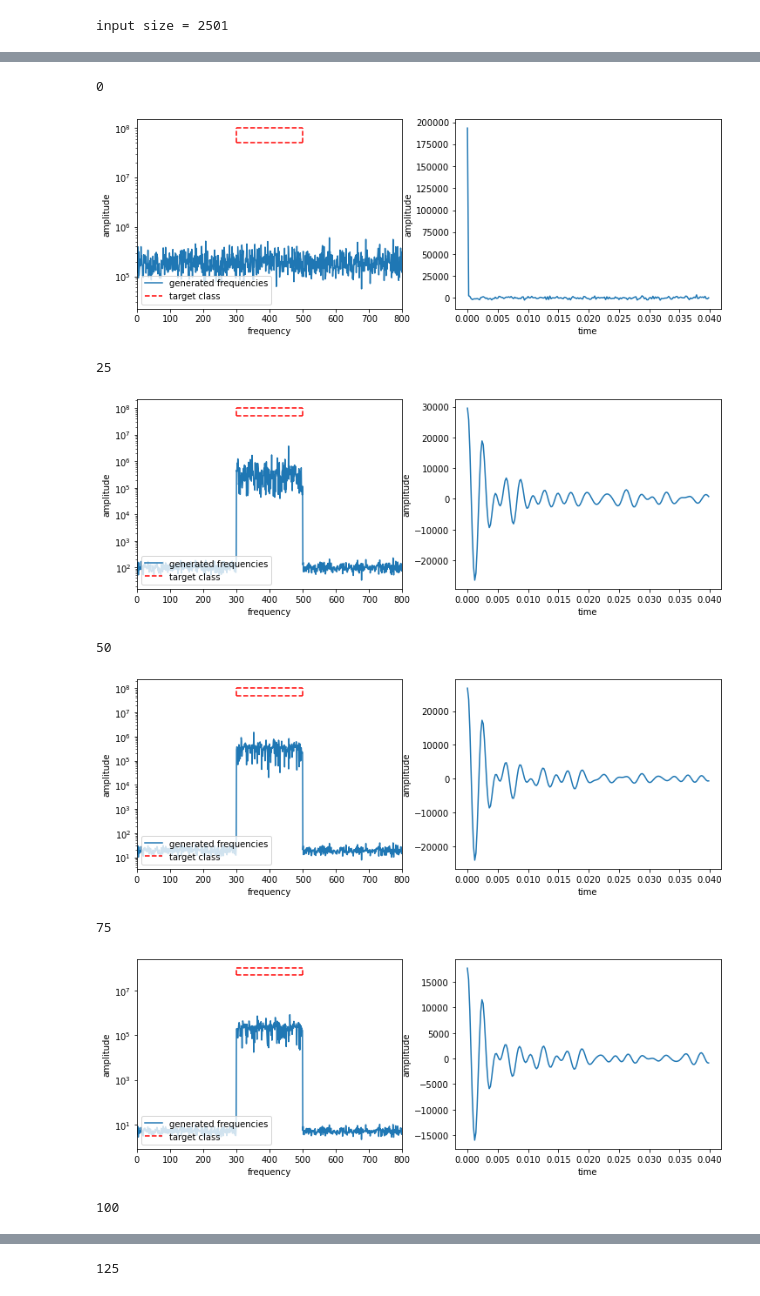
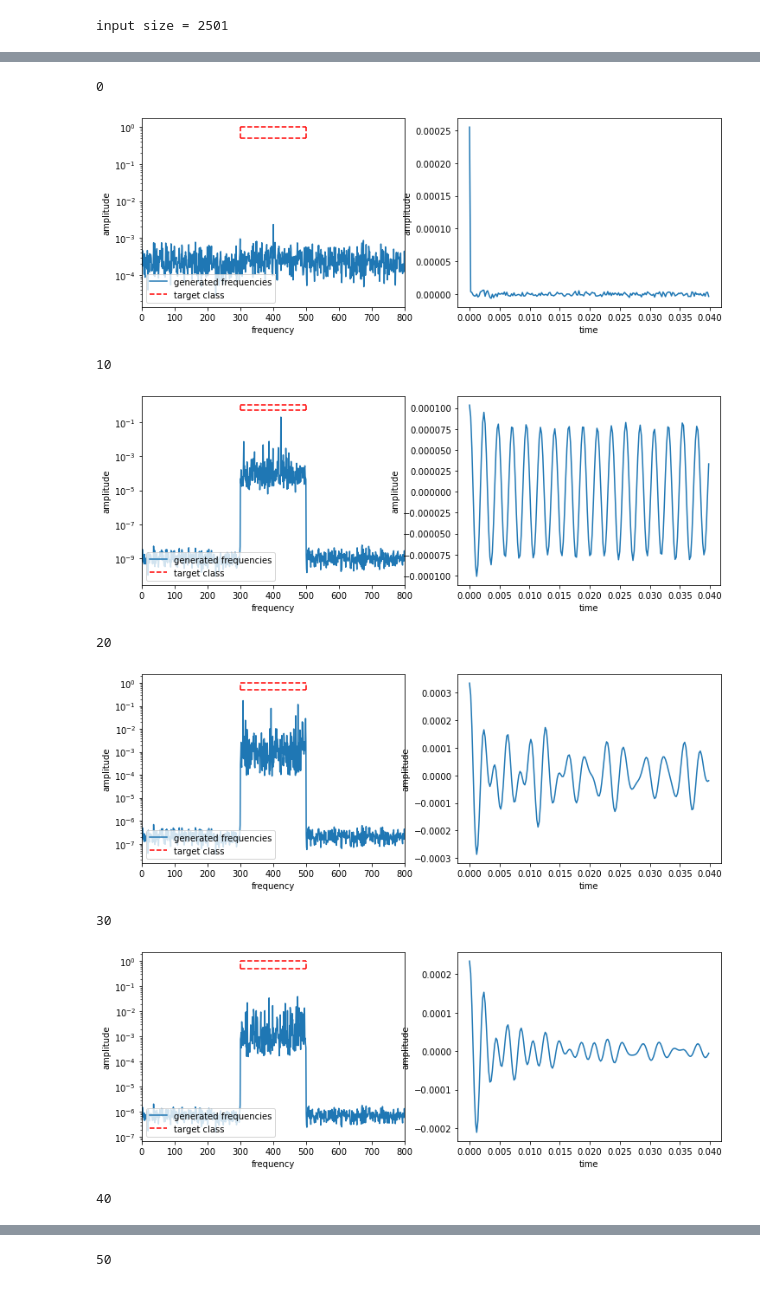
Before and after one commit to Tompolompo/DJ-GAN, a Jupyter notebook: notebook.ipynb, the cells around one changed output, grey strips where cells are left out. Cells and saved outputs as stored; diff of their text form; code cells hidden in the pictures.

```diff
--- a/notebook.ipynb
+++ b/notebook.ipynb
@@ -187,13 +172,13 @@ class Discriminator(nn.Module):
         super().__init__()
         self.layers = nn.Sequential(nn.Linear(input_size, 100),
                                     nn.ReLU(),
-                                    nn.Dropout(0.5),
+                                    #nn.Dropout(0.25),
                                     nn.Linear(100, 1),
                                     nn.Sigmoid()
         )
 
     def forward(self, x):
-        x = x/amp # normalize with amp scale
+        #x = x/amp # normalize with amp scale
         x = self.layers(x)
         return x
 # %%
@@ -204,15 +189,16 @@ class Generator(nn.Module):
         self.layers = nn.Sequential(nn.Linear(input_size, 25),
                                     nn.ReLU(),
                                     nn.Linear(25, 50),
+                                    #nn.BatchNorm1d(50),
                                     nn.ReLU(),
-                                    nn.Dropout(0.5),
+                                    #nn.Dropout(0.25),
                                     nn.Linear(50, output_size),
                                     nn.Sigmoid()
         )
 
     def forward(self, x):
         x = self.layers(x)
-        x = x*amp # multiply with amp scale
+        #x = x*amp # multiply with amp scale
         return x
 # %% [markdown]
 # Training and Evaluation
@@ -242,7 +228,8 @@ criterion = nn.BCELoss()
 fixed_noise = torch.randn(64, nz, device=device)
 
 # Establish convention for real and fake labels during training
-real_label = 1. #change to 0.9? one-sided label smoothing
+real_label_disc = 1. #change to 0.9? one-sided label smoothing
+real_label_gen = 1.
 fake_label = 0.
 
 # Setup Adam optimizers for both G and D
@@ -261,11 +248,12 @@ iters = 0
 # Training Loop (copy pasted training loop and sligthly modified, ofc, we have to do our own...)
 
 # Number of training epochs
-num_epochs = 100
+num_epochs = 50
 
 print("Starting Training Loop...")
 # For each epoch
 for epoch in range(num_epochs):
+
     # For each batch in the dataloader
     G_losses = []
     D_losses = []
@@ -284,7 +272,8 @@ for epoch in range(num_epochs):
         # Format batch
         real_cpu = data[0].to(device)
         b_size = real_cpu.size(0)
-        label = torch.full((b_size,), real_label, dtype=torch.float, device=device)
+        rand_noise = np.random.normal(0, 0.02)*0
+        label = torch.full((b_size,), real_label_disc, dtype=torch.float, device=device)
 
         # Forward pass real batch through D
         output = netD(real_cpu).view(-1)
@@ -325,7 +314,7 @@ for epoch in range(num_epochs):
         # (2) Update G network: maximize log(D(G(z)))
         ###########################
         netG.zero_grad()
-        label.fill_(real_label)  # fake labels are real for generator cost
+        label.fill_(real_label_gen)  # fake labels are real for generator cost
 
         # Since we just updated D, perform another forward pass of all-fake batch through D
         output = netD(fake).view(-1)
@@ -349,10 +338,9 @@ for epoch in range(num_epochs):
         D_G_z1s.append(D_G_z1)
         D_G_z2s.append(D_G_z2)
 
-
-
         iters += 1
 
+    # Save Losses for plotting later
     G_losses_epoch.append(np.mean(G_losses))
     D_losses_epoch.append(np.mean(D_losses))
     D_xs_epoch.append(np.mean(D_xs))
@@ -368,7 +356,7 @@ for epoch in range(num_epochs):
     if epoch%5==0 or epoch==num_epochs - 1:
         print('[%d/%d] \tLoss_D: %.4f\tLoss_G: %.4f\tD(x): %.4f\tD(G(z)): %.4f / %.4f | max freq (G) %.4f'
               % (epoch+1, num_epochs,
-                 G_losses_epoch[-1], D_losses_epoch[-1], D_xs_epoch[-1],
+                 D_losses_epoch[-1], G_losses_epoch[-1], D_xs_epoch[-1],
                  D_G_z1s_epoch[-1], D_G_z2s_epoch[-1], fake.max()/amp))
 
 # D(x) from 1 to 0.5
@@ -440,35 +427,35 @@ IPython.display.Audio(new_sig,rate=sr, autoplay=True)
 # %%
 for j in range(len(freq_list)):
-    if j%25==0 or j==len(freq_list)-1:
+    if j%10==0 or j==len(freq_list)-1:
         print(j)
         freq = freq_list[j].numpy()[i,:]
 
         # plot frequencies and signal
         fig, axs = plt.subplots(1,2, figsize=(12,4))
         ax=axs[0]
         ax.plot(freqs, freq, label='generated frequencies')
         ax.plot([f_min, f_max], [0.5*amp, 0.5*amp], '--r', label='target class')
         ax.plot([f_min, f_max], [amp, amp], '--r')
         ax.plot([f_min, f_min], [0.5*amp, amp], '--r')
         ax.plot([f_max, f_max], [0.5*amp, amp], '--r')
         ax.legend(loc='lower left')
 
-        ax.set(xlabel='frequency', ylabel='amplitude',xlim=(0,800), yscale='log')
+        ax.set(xlabel='frequency', ylabel='amplitude', xlim=(0,800), yscale='log')
 
         new_sig = irfft(freq)
 
         ax = axs[1]
         n = 200
         ax.plot(t[0:n], new_sig[0:n])
         ax.set(xlabel='time', ylabel='amplitude');
         plt.show()
 # %% [output]
 0
-[figure, old version]
+[figure, new version]
-25
+10
-[figure, old version]
+[figure, new version]
-50
+20
-[figure, old version]
+[figure, new version]
-75
+30
-[figure, old version]
+[figure, new version]
-100
+40
@@ -476 +463 @@ for j in range(len(freq_list)):
-125
+50
```
Also changed, not shown: parts of 9 cells of this notebook.
